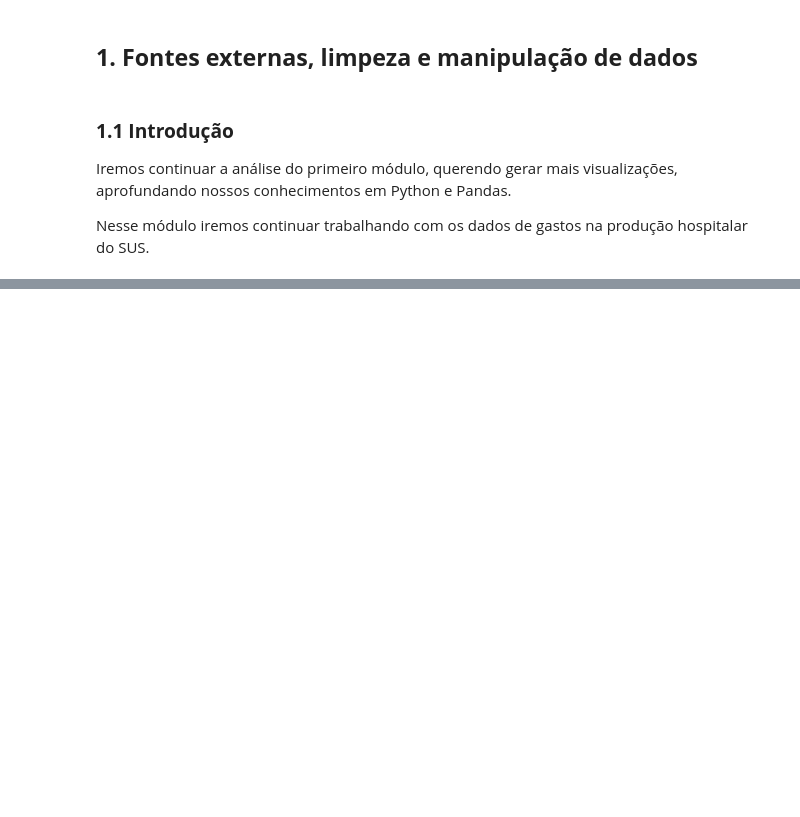
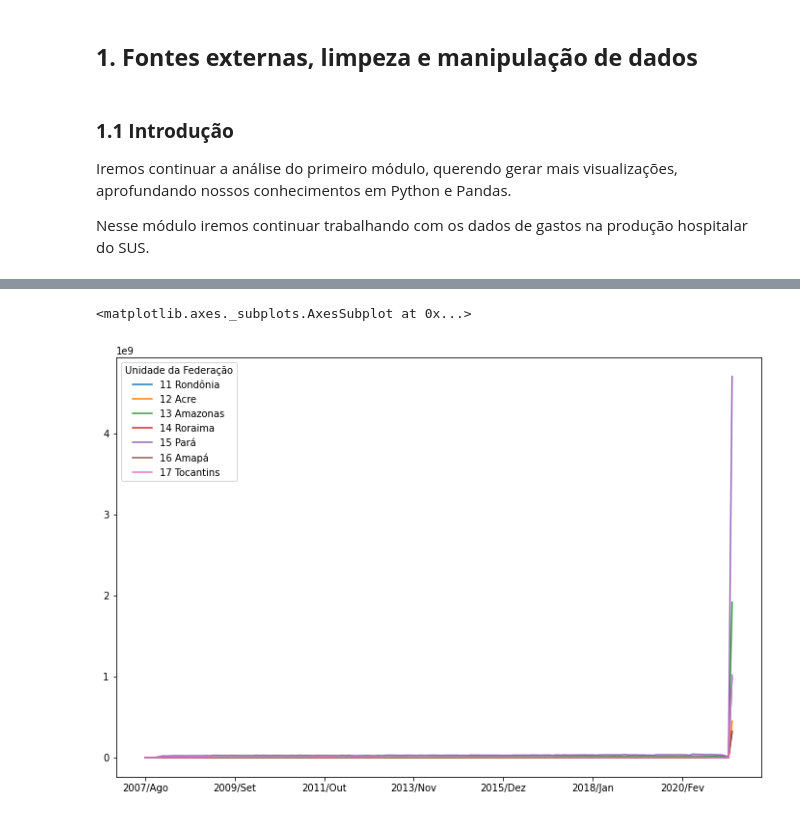
Before and after one commit to gustavolq/Bootcamp-DataScience-Alura, a Jupyter notebook: Modulo_02/Aulas/Tratamento_Exploracao_Visualizacao_Dados.ipynb, the cells around one changed output, grey strips where cells are left out. Drawn from its saved outputs; the diff is of its cells as text; code cells hidden in the pictures; blank space fills up the shorter version.

```diff
--- a/Modulo_02/Aulas/Tratamento_Exploracao_Visualizacao_Dados.ipynb
+++ b/Modulo_02/Aulas/Tratamento_Exploracao_Visualizacao_Dados.ipynb
@@ -23,0 +141,5 @@ Nesse módulo iremos continuar trabalhando com os dados de gastos na produção
+# %%
+usaveis[:7].T.plot(figsize=(12,8))
+# %% [output]
+<matplotlib.axes._subplots.AxesSubplot at 0x...>
+[figure, added]
```
Also changed, not shown: parts of 48 cells of this notebook.
